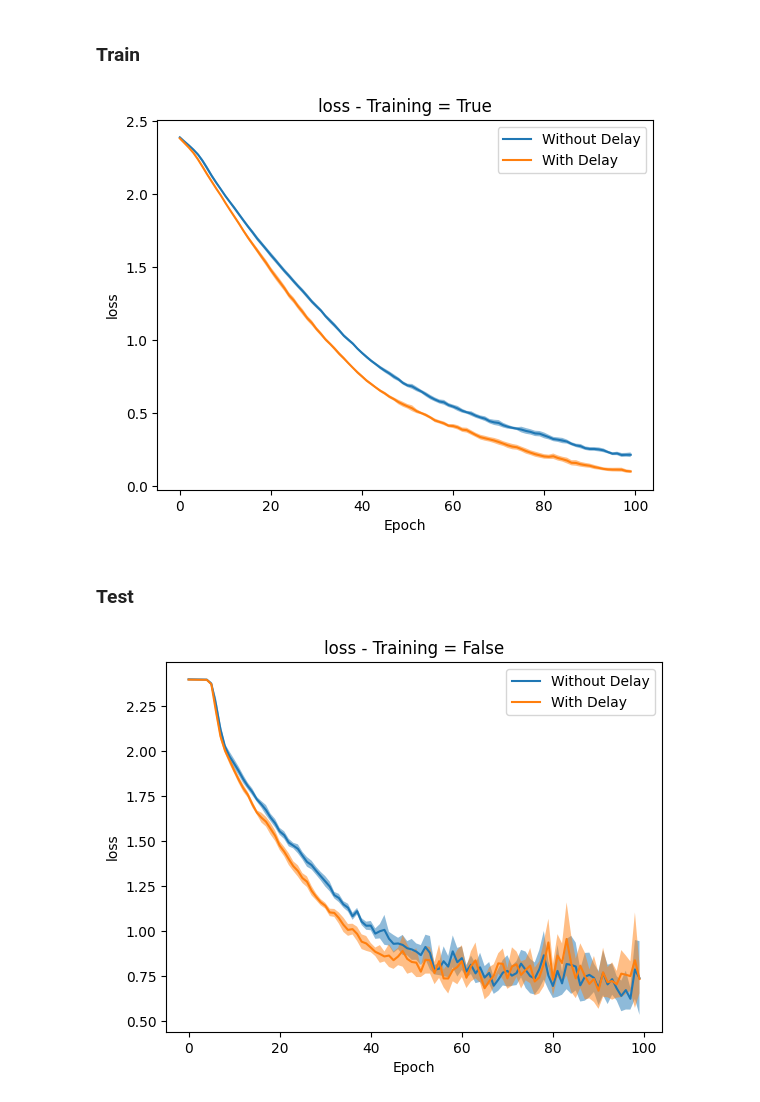
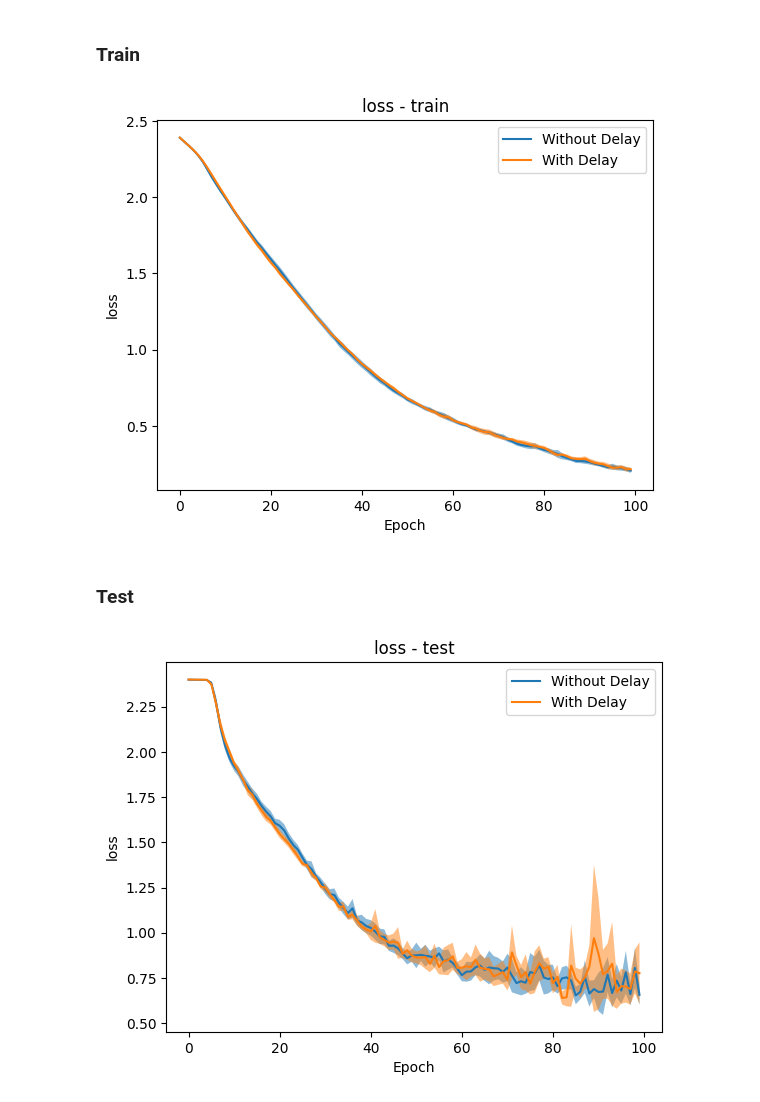
Before and after one commit to tahafkh/vision-delay-learning, a Jupyter notebook: notebooks/scnn_analysis.ipynb, the cells around one changed output. Drawn from its saved outputs; the diff is of its cells as text; code cells hidden in the pictures.

```diff
--- a/notebooks/scnn_analysis.ipynb
+++ b/notebooks/scnn_analysis.ipynb
@@ -109,7 +109,7 @@ class DVSNet(nn.Module):
                 conv.append(
                     Dcls3_1_SJ(in_channels=channels, out_channels=channels, kernel_count=1,
                                learn_delay=learn_delay, dense_kernel_size=kernel_size, dilated_kernel_size=max_delay,
-                               bias=False, groups=channels, spatial_padding=(kernel_size//2, kernel_size//2)
+                               bias=False, groups=channels, spatial_padding=(kernel_size//2, kernel_size//2), version=version
                               )
                 )
             else:
@@ -256,8 +256,8 @@ def check_model(kernel_size, channels, delayed, seed):
         test_loss /= test_samples
         test_acc /= test_samples
 
-        train_losses.append(test_loss)
-        train_accs.append(test_acc)
+        test_losses.append(test_loss)
+        test_accs.append(test_acc)
 
         # writer.add_scalar(f'seed_{seed}/loss/test_delayed_{delayed}', test_loss, epoch)
         # writer.add_scalar(f'seed_{seed}/accuracy/test_delayed_{delayed}', test_acc, epoch)
@@ -325,15 +328,14 @@ array([830, 924,  47, 631, 830, 355, 357, 567, 565, 285])
 def get_stats(raw_stats):
   mean = np.mean(raw_stats, axis=0)
   std = np.std(raw_stats, axis=0)
-  upper_bound = mean + 1.96 * std / np.sqrt(10)
-  lower_bound = mean - 1.96 * std / np.sqrt(10)
+  upper_bound = mean + 1.96 * std / np.sqrt(len(raw_stats))
+  lower_bound = mean - 1.96 * std / np.sqrt(len(raw_stats))
 
   return mean, upper_bound, lower_bound
 # %%
-def compare(results1, results2, stat, is_train):
-    index = 0 if is_train else 1
-    first = [[result[stat]['train'][i] for i in range(len(result['accuracy']['train'])) if (i%2 == index)] for result in results1]
-    second = [[result[stat]['train'][i] for i in range(len(result['accuracy']['train'])) if (i%2 == index)] for result in results2]
+def compare(results1, results2, stat, train_or_test):
+    first = [result[stat][train_or_test] for result in results1]
+    second = [result[stat][train_or_test] for result in results2]
 
     first_mean, first_upper_bound, first_lower_bound = get_stats(first)
     second_mean, second_upper_bound, second_lower_bound = get_stats(second)
@@ -347,7 +349,7 @@ def compare(results1, results2, stat, is_train):
     ax.plot(second_mean, label='With Delay')
     ax.fill_between(np.arange(len(second_mean)), second_lower_bound, second_upper_bound , alpha=0.5)
 
-    ax.set_title(f'{stat} - Training = {is_train}')
+    ax.set_title(f'{stat} - {train_or_test}')
     ax.set_xlabel('Epoch')
     ax.set_ylabel(f'{stat}')
     plt.legend()
@@ -371,12 +373,12 @@ compare(results1, results2, 'accuracy', False)
 # %% [markdown]
 ### Train
 # %%
-compare(results1, results2, 'loss', True)
+compare(results1, results2, 'loss', 'train')
 # %% [output]
-[figure, old version]
+[figure, new version]
 # %% [markdown]
 ### Test
 # %%
-compare(results1, results2, 'loss', False)
+compare(results1, results2, 'loss', 'test')
 # %% [output]
-[figure, old version]
+[figure, new version]
```
Also changed, not shown: parts of 4 cells of this notebook.
